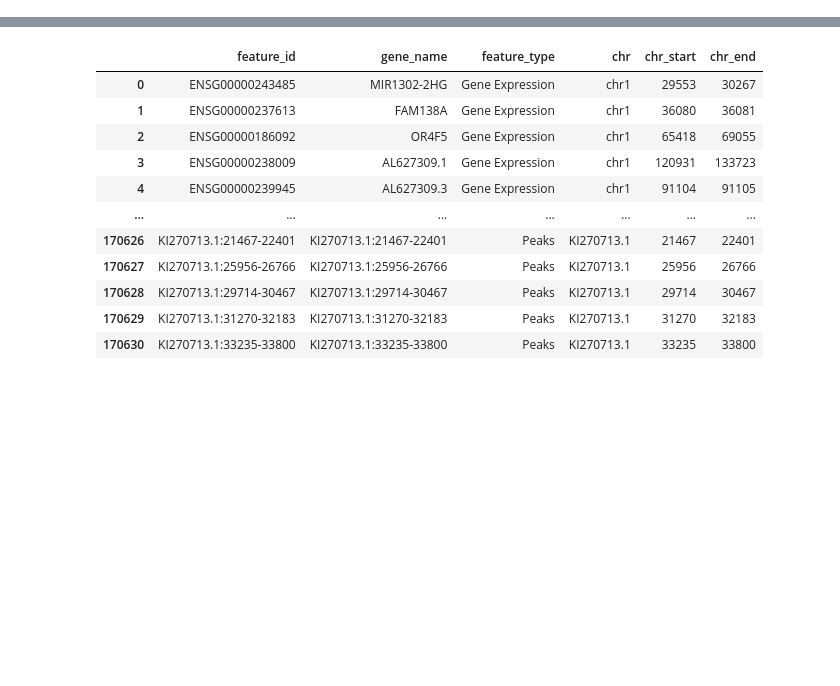
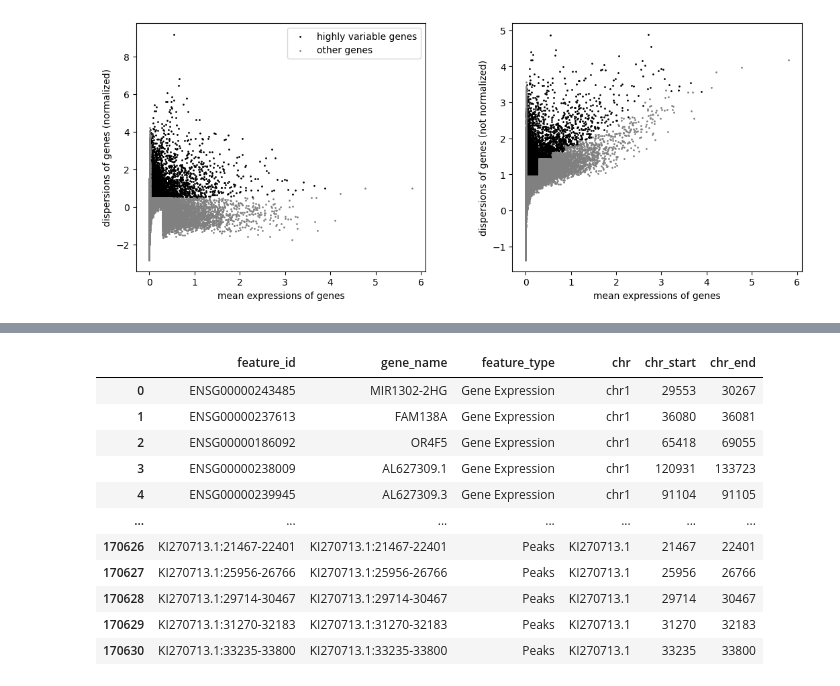
Before and after one commit to vitessce/vitessce-python-tutorial, a Jupyter notebook: tutorials/more/03_multiome.ipynb, the cells around one changed output, grey strips where cells are left out. Saved outputs shown, nothing was run; the diff lists cells and outputs as text; code cells hidden in the pictures; blank space fills up the shorter version.

```diff
--- a/tutorials/more/03_multiome.ipynb
+++ b/tutorials/more/03_multiome.ipynb
@@ -21,0 +61,6 @@ from vitessce.data_utils import VAR_CHUNK_SIZE
+# %%
+rna.layers["counts"] = rna.X.copy()
+sc.pp.normalize_total(rna, target_sum=1e4)
+sc.pp.log1p(rna)
+# rna.raw = rna
+rna.layers["lognorm"] = rna.X.copy()
@@ -21,0 +71,4 @@ from vitessce.data_utils import VAR_CHUNK_SIZE
+# %%
+sc.pl.highly_variable_genes(rna)
+# %% [output]
+[figure, added]
```
Also changed, not shown: parts of 70 cells of this notebook, 1 other file.
